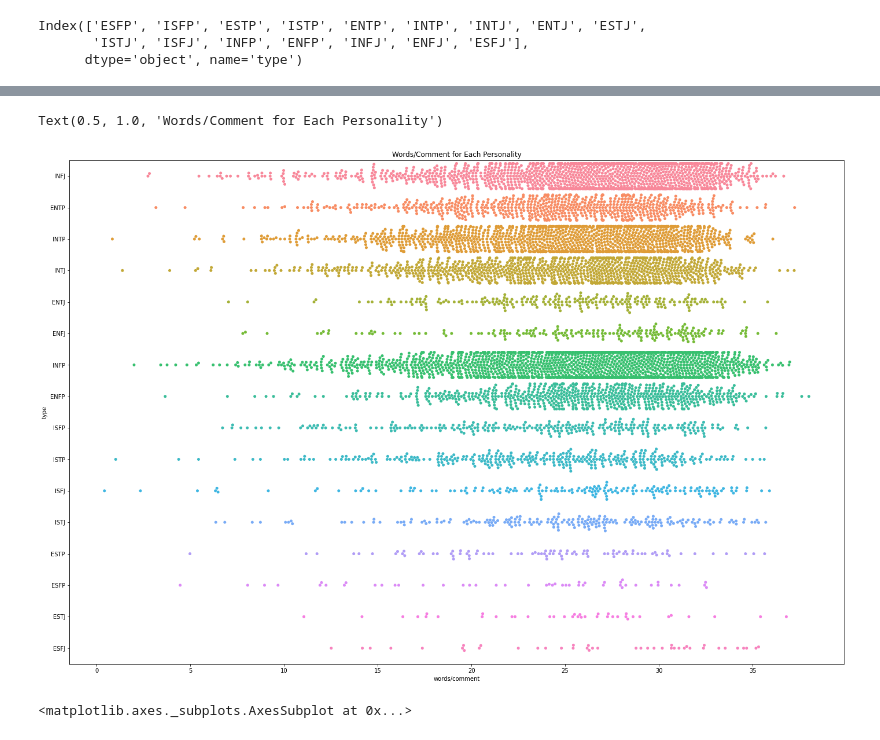
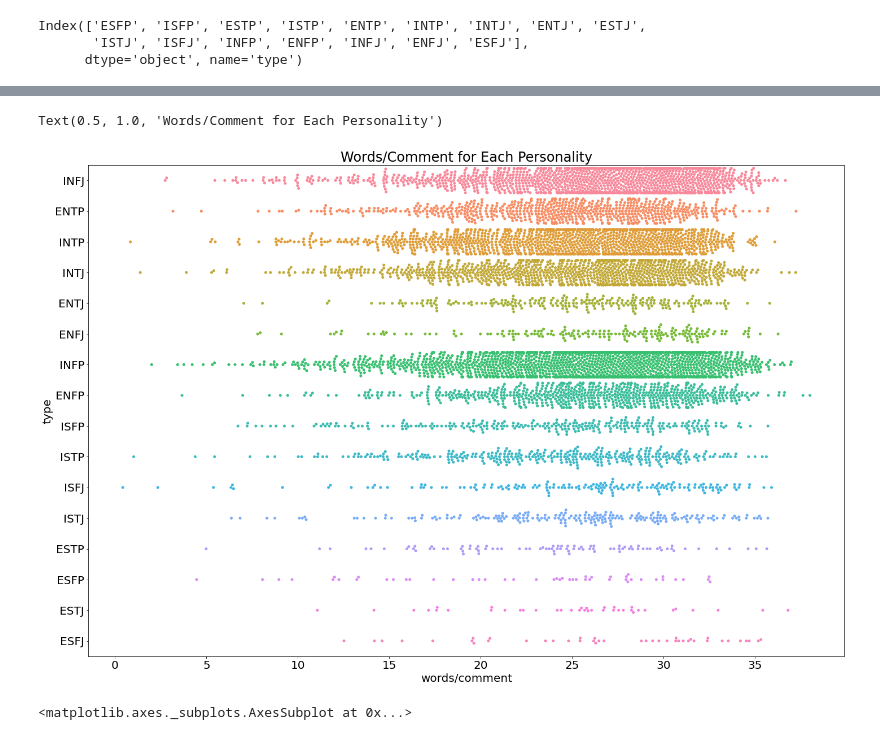
Before and after one commit to admunk/ece143project, a Jupyter notebook: data_visualization/mbti_visual_basic.ipynb, the cells around one changed output, grey strips where cells are left out. Saved outputs shown, nothing was run; the diff lists cells and outputs as text; code cells hidden in the pictures.

```diff
--- a/data_visualization/mbti_visual_basic.ipynb
+++ b/data_visualization/mbti_visual_basic.ipynb
@@ -114,8 +114,13 @@ Index(['ESFP', 'ISFP', 'ESTP', 'ISTP', 'ENTP', 'INTP', 'INTJ', 'ENTJ', 'ESTJ',
       dtype='object', name='type')
 # %%
 plt.figure(figsize=(24,16))
+plt.rc('xtick', labelsize=20)
+plt.rc('ytick', labelsize=20)
+plt.rc('axes', labelsize=20)
+plt.rc('axes', titlesize=20)
+plt.rc('legend', fontsize=20)
 sns.boxplot(y='type', x='words/comment', data=df, palette='Set1',showmeans=True, meanline=True,  meanprops={'linestyle':'--','color':'red','linewidth':2},
             order=sorted_mean.index,)
-sns.swarmplot(y='type', x='words/comment', data=df, alpha=0.75,palette='Set3',order=sorted_mean.index,).set_title('Words/Comment for Each Personality')
+sns.swarmplot(y='type', x='words/comment', data=df, alpha=0.75,palette='Set3',order=sorted_mean.index,).set_title('Words/Comment for Each Personality',fontsize=24)
 # %% [output]
 Text(0.5, 1.0, 'Words/Comment for Each Personality')
@@ -123,8 +128,13 @@ Text(0.5, 1.0, 'Words/Comment for Each Personality')
 # %%
 #seperate the upper figure into 2 figures(1)
 plt.figure(figsize=(24,16))
+plt.rc('xtick', labelsize=20)
+plt.rc('ytick', labelsize=20)
+plt.rc('axes', labelsize=20)
+plt.rc('axes', titlesize=20)
+plt.rc('legend', fontsize=20)
 sns.boxplot( x='words/comment',y='type', data=df, showmeans=True, meanline=True, meanprops={'linestyle':'--','color':'red','linewidth':2},
             order=sorted_mean.index,
-            palette='Set1').set_title('Words/Comment for Each Personality')
+            palette='Set1').set_title('Words/Comment for Each Personality',fontsize=24)
 # %% [output]
 Text(0.5, 1.0, 'Words/Comment for Each Personality')
@@ -132,10 +142,15 @@ Text(0.5, 1.0, 'Words/Comment for Each Personality')
 # %%
 #seperate the upper figure into 2 figures(2)
 plt.figure(figsize=(24,16))
-sns.swarmplot(y='type', x='words/comment', data=df).set_title('Words/Comment for Each Personality')
+plt.rc('xtick', labelsize=20)
+plt.rc('ytick', labelsize=20)
+plt.rc('axes', labelsize=20)
+plt.rc('axes', titlesize=20)
+plt.rc('legend', fontsize=20)
+sns.swarmplot(y='type', x='words/comment', data=df).set_title('Words/Comment for Each Personality',fontsize=24)
 # %% [output]
 Text(0.5, 1.0, 'Words/Comment for Each Personality')
-[figure, old version]
+[figure, new version]
 # %%
 plt.figure(figsize=(20,10))
 plt.ylabel('Number of Occurrences', fontsize=16)
```
Also changed, not shown: parts of 4 cells of this notebook.
